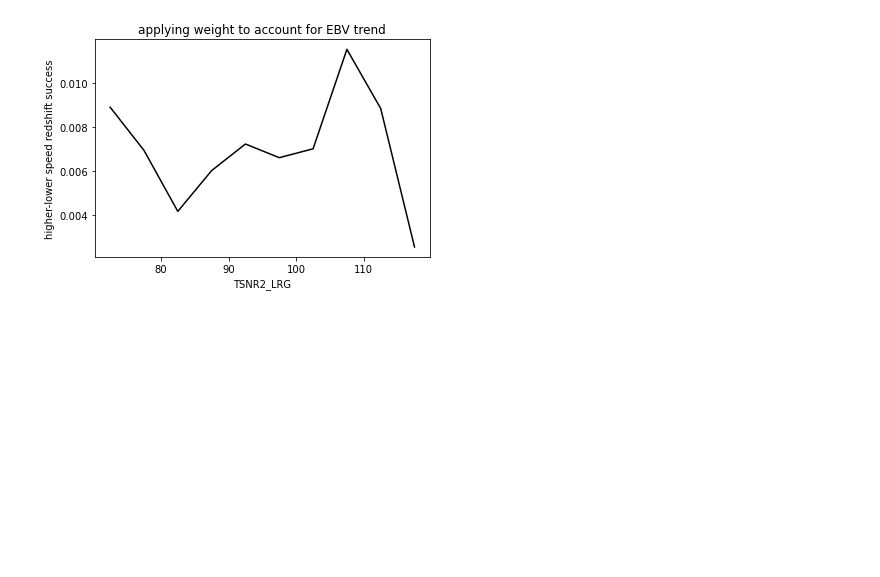
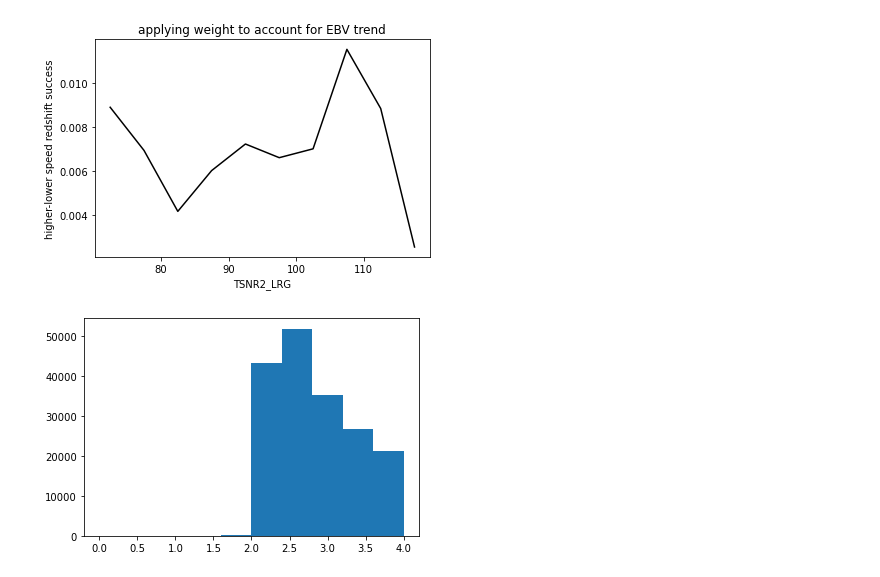
Before and after one commit to desihub/LSS, a Jupyter notebook: Sandbox/LRGzsuccvspeed.ipynb, the cells around one changed output. Drawn from its saved outputs; the diff is of its cells as text; code cells hidden in the pictures; blank space fills up the shorter version.

```diff
--- a/Sandbox/LRGzsuccvspeed.ipynb
+++ b/Sandbox/LRGzsuccvspeed.ipynb
@@ -257,3 +259,8 @@ plt.title('applying weight to account for EBV trend')
 plt.show()
 # %% [output]
 [figure]
+# %%
+plt.hist(fl['FIBERFLUX_Z'],range=(0,4))
+plt.show()
+# %% [output]
+[figure, added]
```
Also changed, not shown: parts of 4 cells of this notebook.
